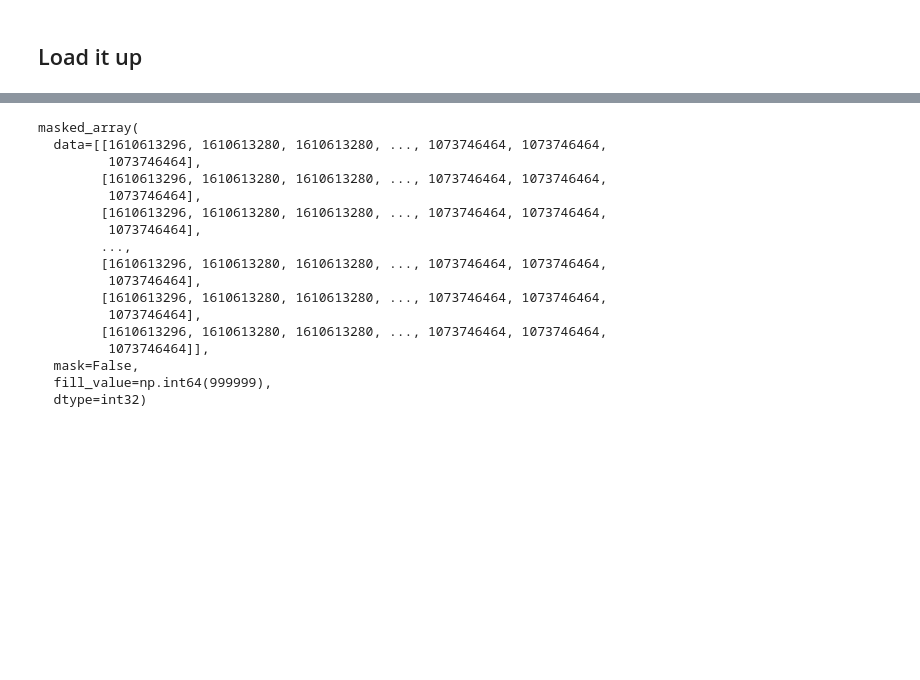
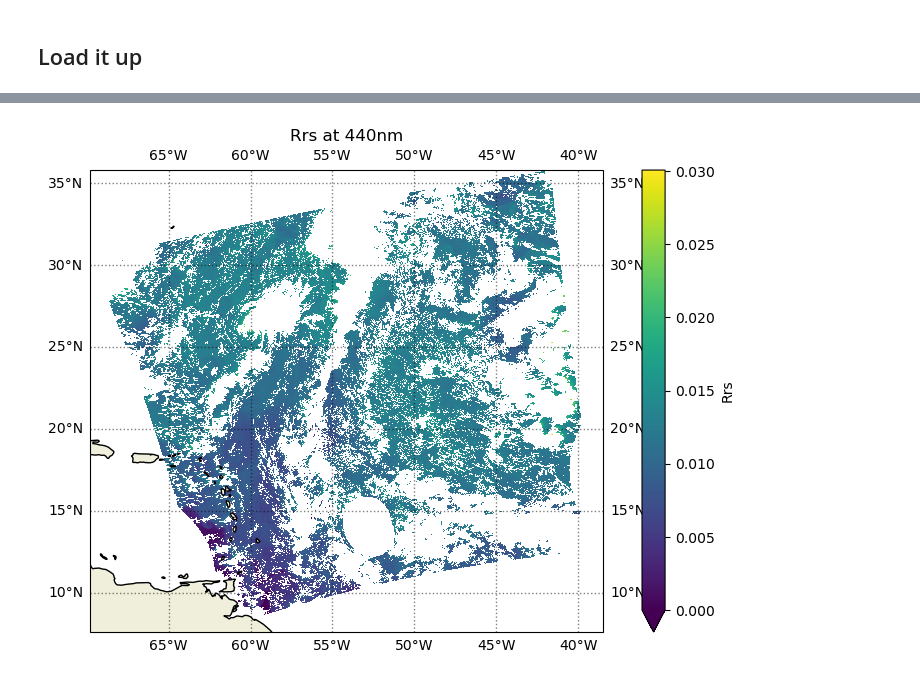
Before and after one commit to ocean-colour/bing, a Jupyter notebook: papers/biomass/Analysis/Match_em_all.ipynb, the cells around one changed output, grey strips where cells are left out. Cells and saved outputs as stored; diff of their text form; code cells hidden in the pictures; blank space fills up the shorter version.

```diff
--- a/papers/biomass/Analysis/Match_em_all.ipynb
+++ b/papers/biomass/Analysis/Match_em_all.ipynb
@@ -170,0 +175,37 @@ Name: 2971, dtype: object
+# %%
+def plot_Rrs(xds):
+    fig = plt.figure(figsize=(10,6))
+
+    # Create axes with Plate Carree projection
+    ax = plt.axes(projection=ccrs.PlateCarree())
+
+    # Select wavelength at 440nm
+    chosen_wl = xds.Rrs.isel(wl=38)
+
+
+    # Modify Rrs values
+    bad = chosen_wl.data <= -32767
+    chosen_wl.data[bad] =np.nan
+
+    # Creates gridded colored rectangles
+    # Plot using the axes we creates, geographic coordinates
+    chosen_wl.plot.pcolormesh(x='longitude', y='latitude', ax=ax,
+                              transform=ccrs.PlateCarree(),
+                             vmin=0.)
+
+    # Add coastlines and land
+    ax.coastlines()
+    ax.add_feature(cfeature.LAND)
+
+    gl = ax.gridlines(crs=ccrs.PlateCarree(), linewidth=1,
+            color='black', alpha=0.5, linestyle=':', draw_labels=True)
+    gl.xlabels_top = False
+    gl.ylabels_left = True
+    gl.ylabels_right=False
+    gl.xlines = True
+    gl.xformatter = LONGITUDE_FORMATTER
+    gl.yformatter = LATITUDE_FORMATTER
+    gl.xlabel_style = {'color': 'black'}
+    gl.ylabel_style = {'color': 'black'}
+    ax.set_title("Rrs at 440nm")
+    plt.show()
@@ -191,5 +236,5 @@ pace.iloc[2971].url
 ## Load it up
 # %%
 ifile = os.path.join(os.getenv('OS_COLOR'), 'PACE', 'Granules',
-                     os.path.basename(pace.iloc[2971].url))
+                     os.path.basename(pace.iloc[ipace].url))
 xds, flags = pace_io.load_oci_l2(ifile)
@@ -220,23 +241,7 @@ Attributes: (12/45)
-# %%
-flags[0:10]
-# %% [output]
-masked_array(
-  data=[[1610613296, 1610613280, 1610613280, ..., 1073746464, 1073746464,
-         1073746464],
-        [1610613296, 1610613280, 1610613280, ..., 1073746464, 1073746464,
-         1073746464],
-        [1610613296, 1610613280, 1610613280, ..., 1073746464, 1073746464,
-         1073746464],
-        ...,
-        [1610613296, 1610613280, 1610613280, ..., 1073746464, 1073746464,
-         1073746464],
-        [1610613296, 1610613280, 1610613280, ..., 1073746464, 1073746464,
-         1073746464],
-        [1610613296, 1610613280, 1610613280, ..., 1073746464, 1073746464,
-         1073746464]],
-  mask=False,
-  fill_value=np.int64(999999),
-  dtype=int32)
+# %%
+plot_Rrs(xds)
+# %% [output]
+[figure, added]
 # %%
 np.sum(flags == 0)
 # %% [output]
```
Also changed, not shown: parts of 34 cells of this notebook, 2 other files.
